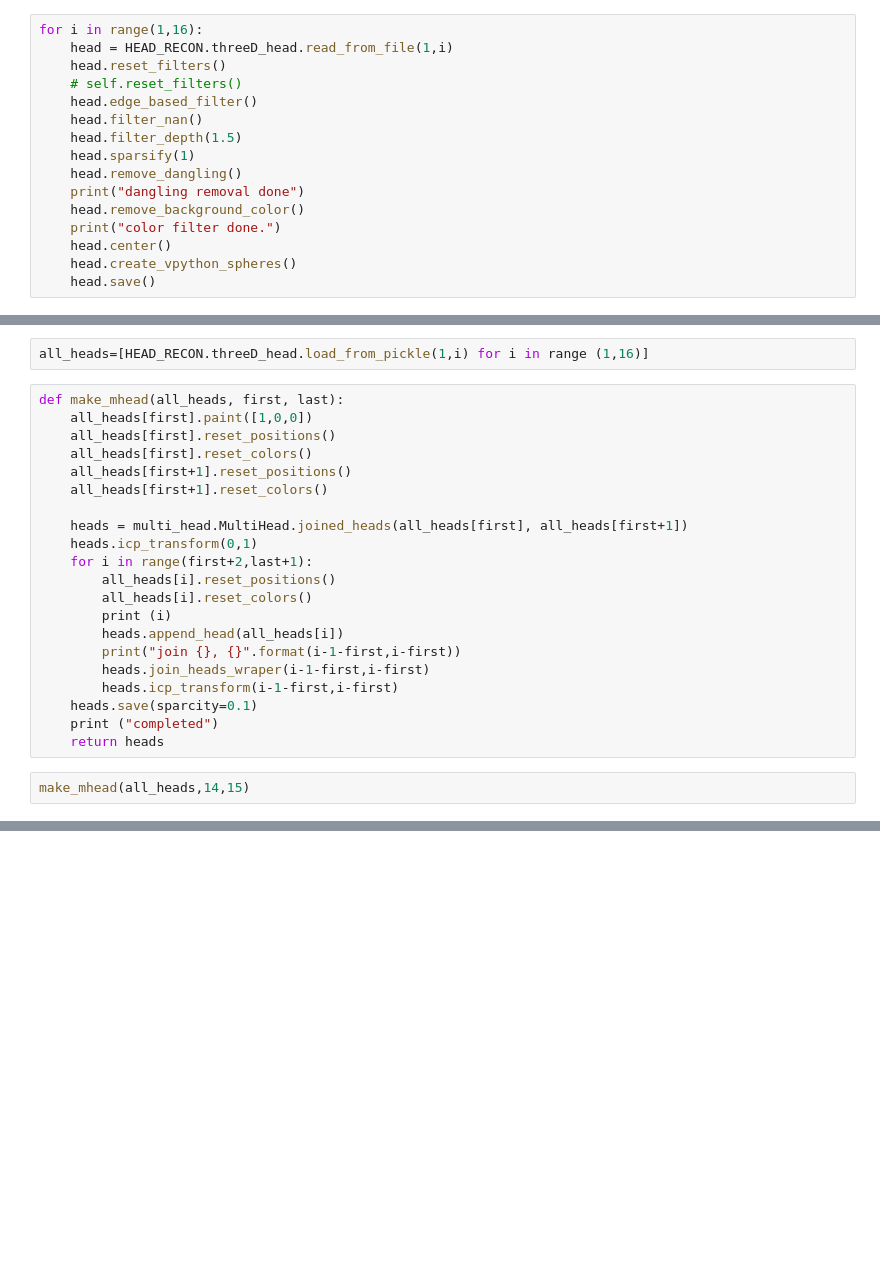
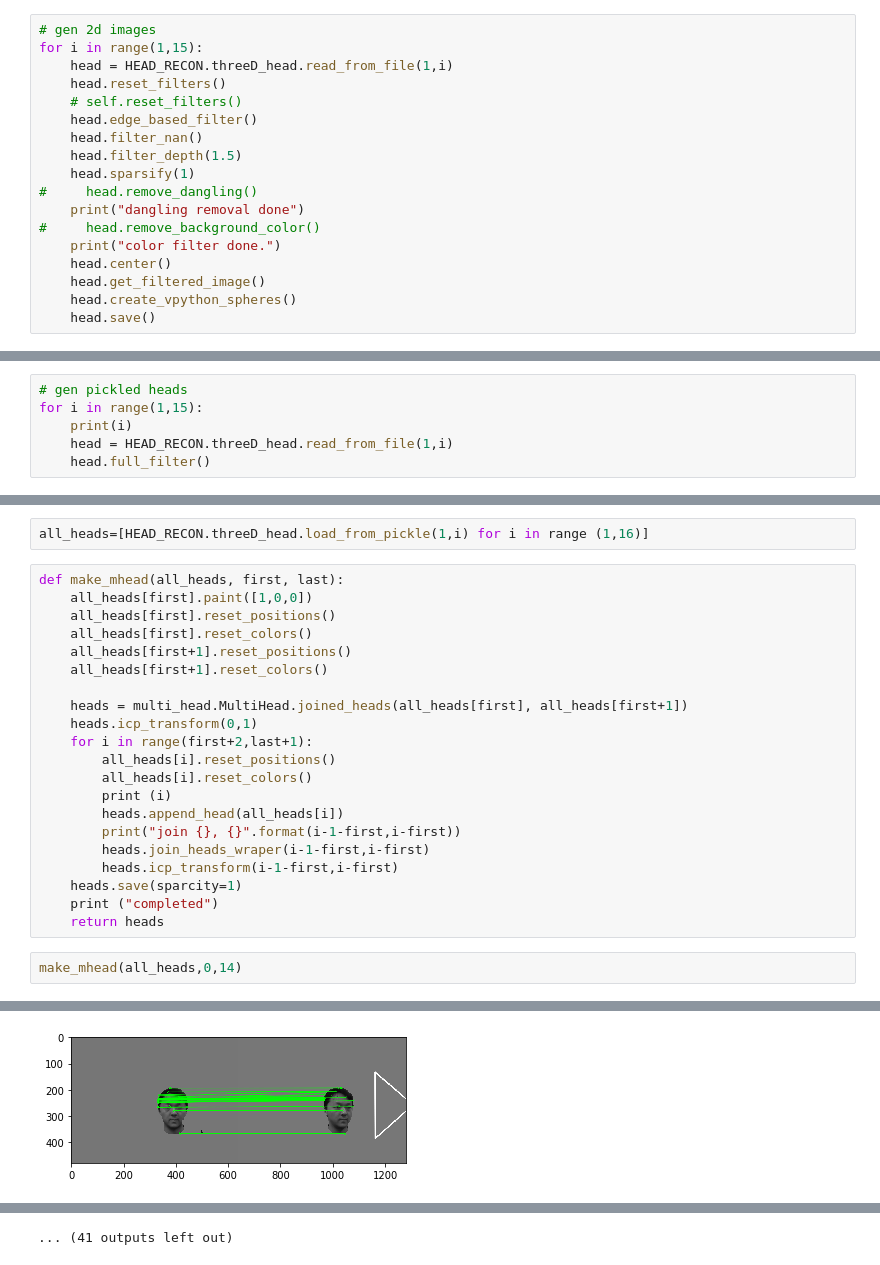
Before and after one commit to yichao-l/head_reconstruct, a Jupyter notebook: yichao-test.ipynb, the cells around one changed output, grey strips where cells are left out. Cells and saved outputs as stored; diff of their text form; blank space fills up the shorter version.

```diff
--- a/yichao-test.ipynb
+++ b/yichao-test.ipynb
@@ -67,5 +145,6 @@ image 12
 # %%
-for i in range(1,16):
+# gen 2d images
+for i in range(1,15):
     head = HEAD_RECON.threeD_head.read_from_file(1,i)
     head.reset_filters()
     # self.reset_filters()
@@ -73,11 +152,12 @@ for i in range(1,16):
     head.filter_nan()
     head.filter_depth(1.5)
     head.sparsify(1)
-    head.remove_dangling()
+#     head.remove_dangling()
     print("dangling removal done")
-    head.remove_background_color()
+#     head.remove_background_color()
     print("color filter done.")
     head.center()
+    head.get_filtered_image()
     head.create_vpython_spheres()
     head.save()
 # %% [output]
@@ -102,0 +173,6 @@ color filter done.
+# %%
+# gen pickled heads
+for i in range(1,15):
+    print(i)
+    head = HEAD_RECON.threeD_head.read_from_file(1,i)
+    head.full_filter()
@@ -120,9 +214,9 @@ def make_mhead(all_heads, first, last):
         print("join {}, {}".format(i-1-first,i-first))
         heads.join_heads_wraper(i-1-first,i-first)
         heads.icp_transform(i-1-first,i-first)
-    heads.save(sparcity=0.1)
+    heads.save(sparcity=1)
     print ("completed")
     return heads
 # %%
-make_mhead(all_heads,14,15)
+make_mhead(all_heads,0,14)
 # %% [output]
@@ -129,0 +240 @@ IndexError: list index out of range
+[figure, added]
@@ -129,0 +329 @@ IndexError: list index out of range
+... (41 outputs left out)
```
Also changed, not shown: parts of 7 cells of this notebook, 5 other files.
